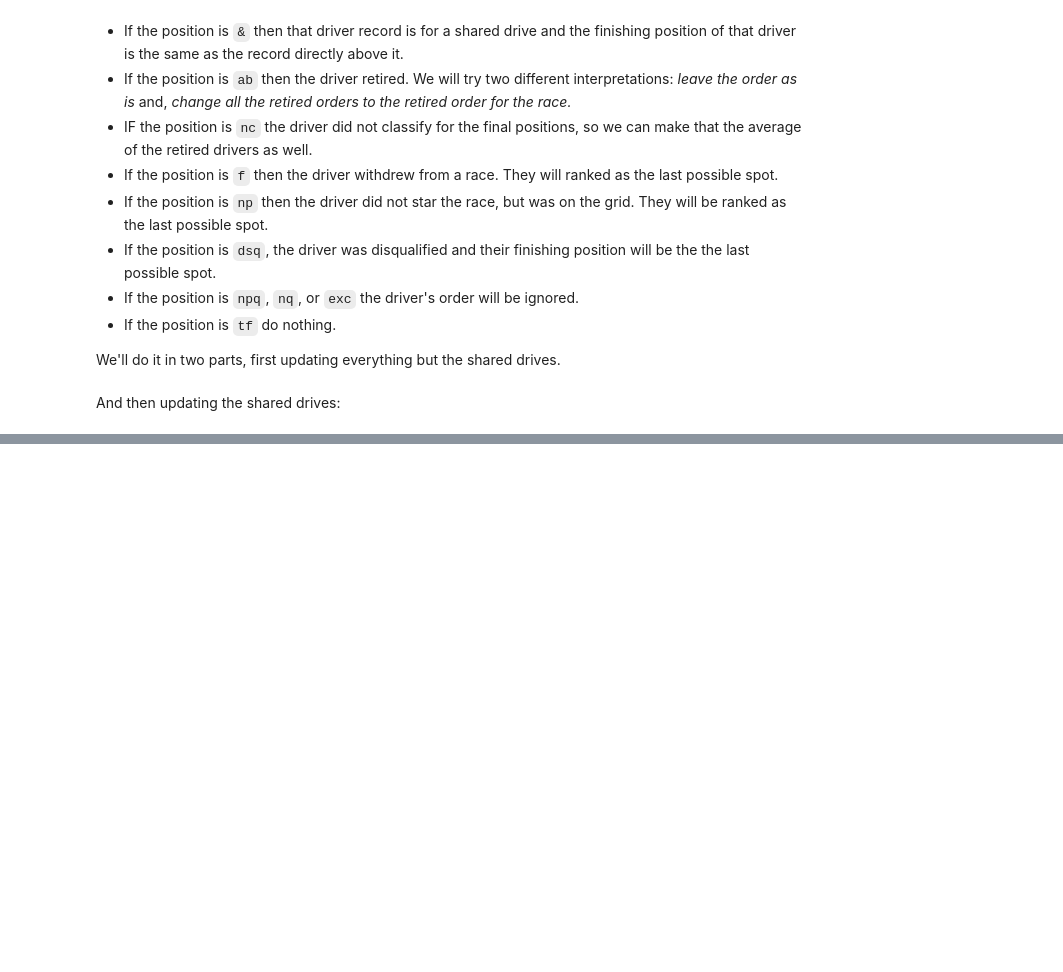
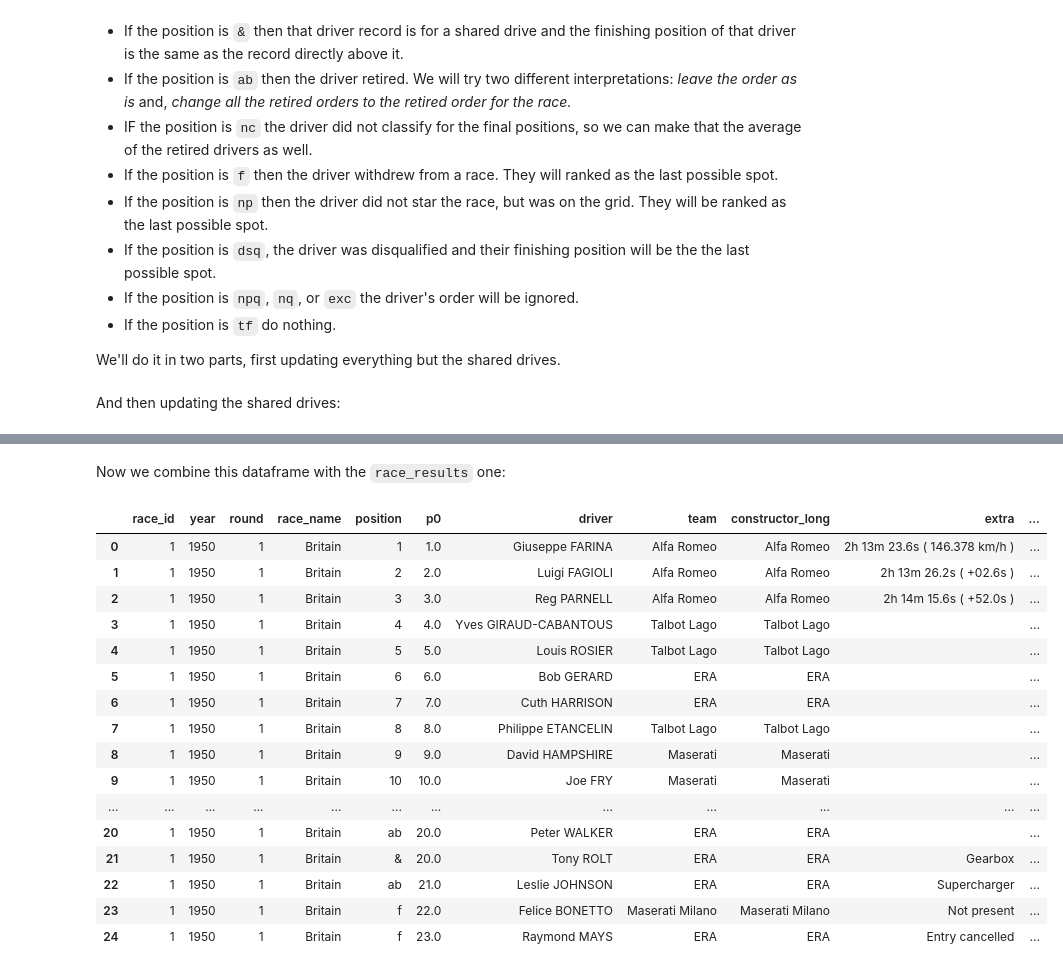
Before and after one commit to lennymd/formulaOne, a Jupyter notebook: _analysis/notebook/f1-best-championship-season-work-v2.ipynb, the cells around one changed output, grey strips where cells are left out. Cells and saved outputs as stored; diff of their text form; code cells hidden in the pictures; blank space fills up the shorter version.

```diff
--- a/_analysis/notebook/f1-best-championship-season-work-v2.ipynb
+++ b/_analysis/notebook/f1-best-championship-season-work-v2.ipynb
@@ -181,0 +149,3 @@ race_results[race_results.race_id == 273]
+# %%
+winning_teams = pd.read_csv("../data/other/winning_teams_statsf1_v2.csv")
+winning_teams.head(15)
@@ -181,0 +169,24 @@ race_results[race_results.race_id == 273]
+# %% [markdown]
+Now we combine this dataframe with the `race_results` one:
+# %%
+combine = pd.merge(race_results, winning_teams, how="left", on=["year", "team"], indicator="keep")
+# %%
+combine[combine.race_id == 1]
+# %% [output]
+|  | race_id | year | round | race_name | position | p0 | driver | team | constructor_long | extra | ... |
+| 0 | 1 | 1950 | 1 | Britain | 1 | 1.0 | Giuseppe FARINA | Alfa Romeo | Alfa Romeo | 2h 13m 23.6s ( 146.378 km/h ) | ... |
+| 1 | 1 | 1950 | 1 | Britain | 2 | 2.0 | Luigi FAGIOLI | Alfa Romeo | Alfa Romeo | 2h 13m 26.2s ( +02.6s ) | ... |
+| 2 | 1 | 1950 | 1 | Britain | 3 | 3.0 | Reg PARNELL | Alfa Romeo | Alfa Romeo | 2h 14m 15.6s ( +52.0s ) | ... |
+| 3 | 1 | 1950 | 1 | Britain | 4 | 4.0 | Yves GIRAUD-CABANTOUS | Talbot Lago | Talbot Lago |  | ... |
+| 4 | 1 | 1950 | 1 | Britain | 5 | 5.0 | Louis ROSIER | Talbot Lago | Talbot Lago |  | ... |
+| 5 | 1 | 1950 | 1 | Britain | 6 | 6.0 | Bob GERARD | ERA | ERA |  | ... |
+| 6 | 1 | 1950 | 1 | Britain | 7 | 7.0 | Cuth HARRISON | ERA | ERA |  | ... |
+| 7 | 1 | 1950 | 1 | Britain | 8 | 8.0 | Philippe ETANCELIN | Talbot Lago | Talbot Lago |  | ... |
+| 8 | 1 | 1950 | 1 | Britain | 9 | 9.0 | David HAMPSHIRE | Maserati | Maserati |  | ... |
+| 9 | 1 | 1950 | 1 | Britain | 10 | 10.0 | Joe FRY | Maserati | Maserati |  | ... |
+| ... | ... | ... | ... | ... | ... | ... | ... | ... | ... | ... | ... |
+| 20 | 1 | 1950 | 1 | Britain | ab | 20.0 | Peter WALKER | ERA | ERA |  | ... |
+| 21 | 1 | 1950 | 1 | Britain | & | 20.0 | Tony ROLT | ERA | ERA | Gearbox | ... |
+| 22 | 1 | 1950 | 1 | Britain | ab | 21.0 | Leslie JOHNSON | ERA | ERA | Supercharger | ... |
+| 23 | 1 | 1950 | 1 | Britain | f | 22.0 | Felice BONETTO | Maserati Milano | Maserati Milano | Not present | ... |
+| 24 | 1 | 1950 | 1 | Britain | f | 23.0 | Raymond MAYS | ERA | ERA | Entry cancelled | ... |
```
Also changed, not shown: parts of 24 cells of this notebook, 6 other files.
